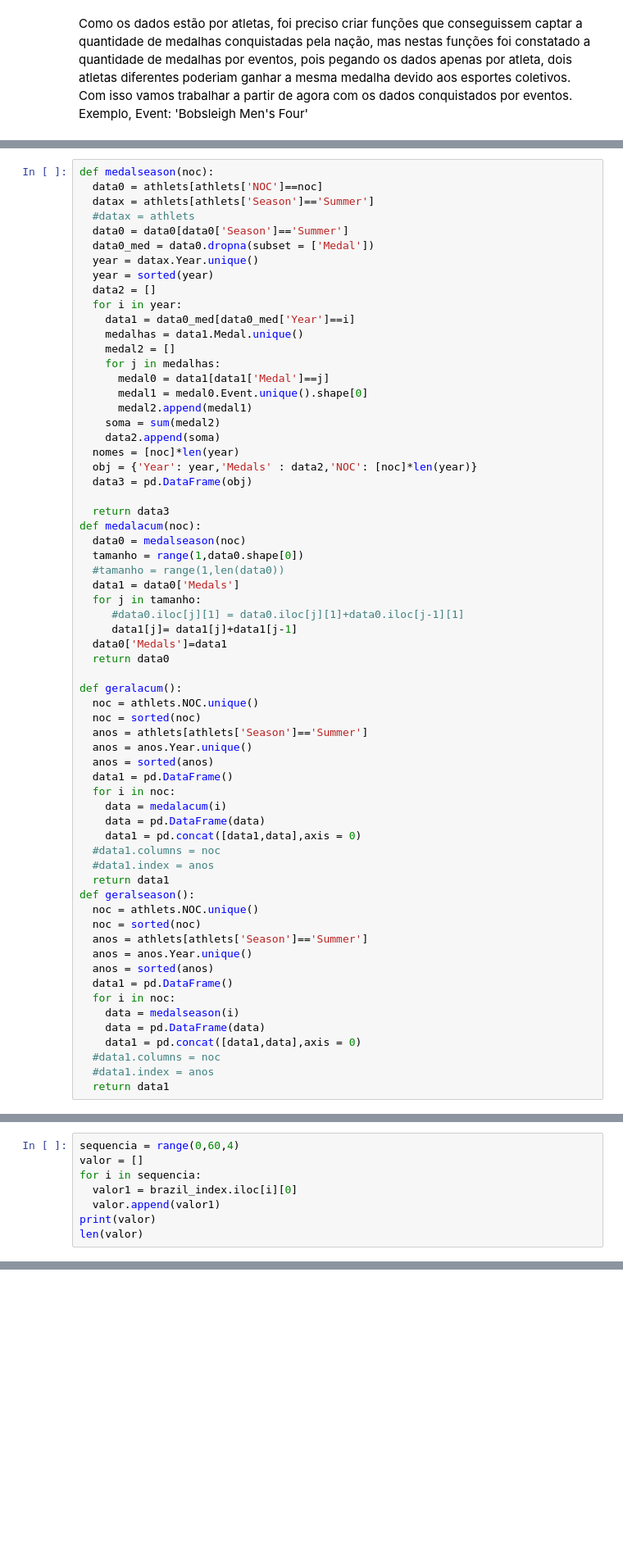
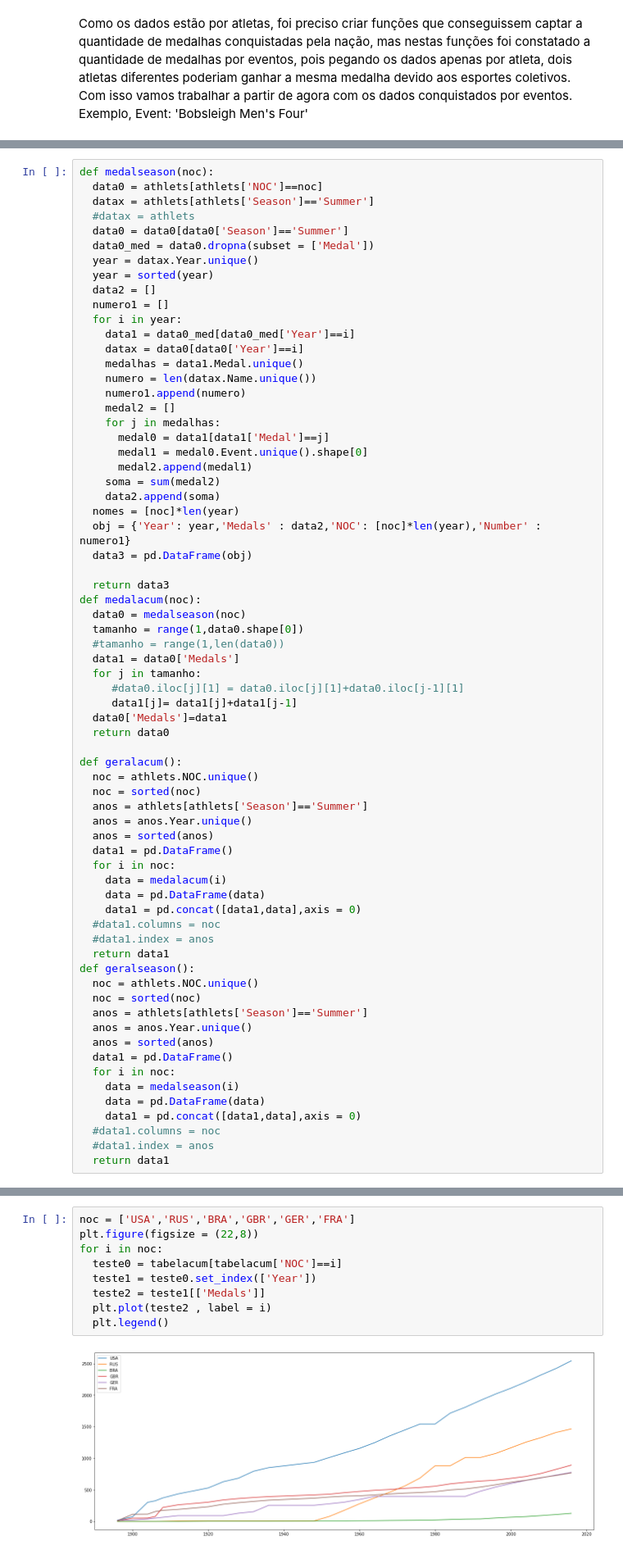
Before and after one commit to luciansantana/olympic-games, a Jupyter notebook: Olimpiadas.ipynb, the cells around one changed output, grey strips where cells are left out. Shown at 82% size. Drawn from its saved outputs; the diff is of its cells as text; blank space fills up the shorter version.

```diff
--- a/Olimpiadas.ipynb
+++ b/Olimpiadas.ipynb
@@ -127,9 +87,13 @@ def medalseason(noc):
   year = datax.Year.unique()
   year = sorted(year)
   data2 = []
+  numero1 = []
   for i in year:
     data1 = data0_med[data0_med['Year']==i]
+    datax = data0[data0['Year']==i]
     medalhas = data1.Medal.unique()
+    numero = len(datax.Name.unique())
+    numero1.append(numero)
     medal2 = []
     for j in medalhas:
       medal0 = data1[data1['Medal']==j]
@@ -138,7 +102,7 @@ def medalseason(noc):
     soma = sum(medal2)
     data2.append(soma)
   nomes = [noc]*len(year)
-  obj = {'Year': year,'Medals' : data2,'NOC': [noc]*len(year)}
+  obj = {'Year': year,'Medals' : data2,'NOC': [noc]*len(year),'Number' : numero1}
   data3 = pd.DataFrame(obj)
 
   return data3
@@ -218,8 +154,0 @@ brazil_index.iloc[1][0]
-# %%
-sequencia = range(0,60,4)
-valor = []
-for i in sequencia:
-  valor1 = brazil_index.iloc[i][0]
-  valor.append(valor1)
-print(valor)
-len(valor)
@@ -285,0 +192,11 @@ Text(0, 0.5, 'Medals')
+# %%
+noc = ['USA','RUS','BRA','GBR','GER','FRA']
+plt.figure(figsize = (22,8))
+for i in noc:
+  teste0 = tabelacum[tabelacum['NOC']==i]
+  teste1 = teste0.set_index(['Year'])
+  teste2 = teste1[['Medals']]
+  plt.plot(teste2 , label = i)
+  plt.legend()
+# %% [output]
+[figure, added]
```
Also changed, not shown: parts of 24 cells of this notebook.
